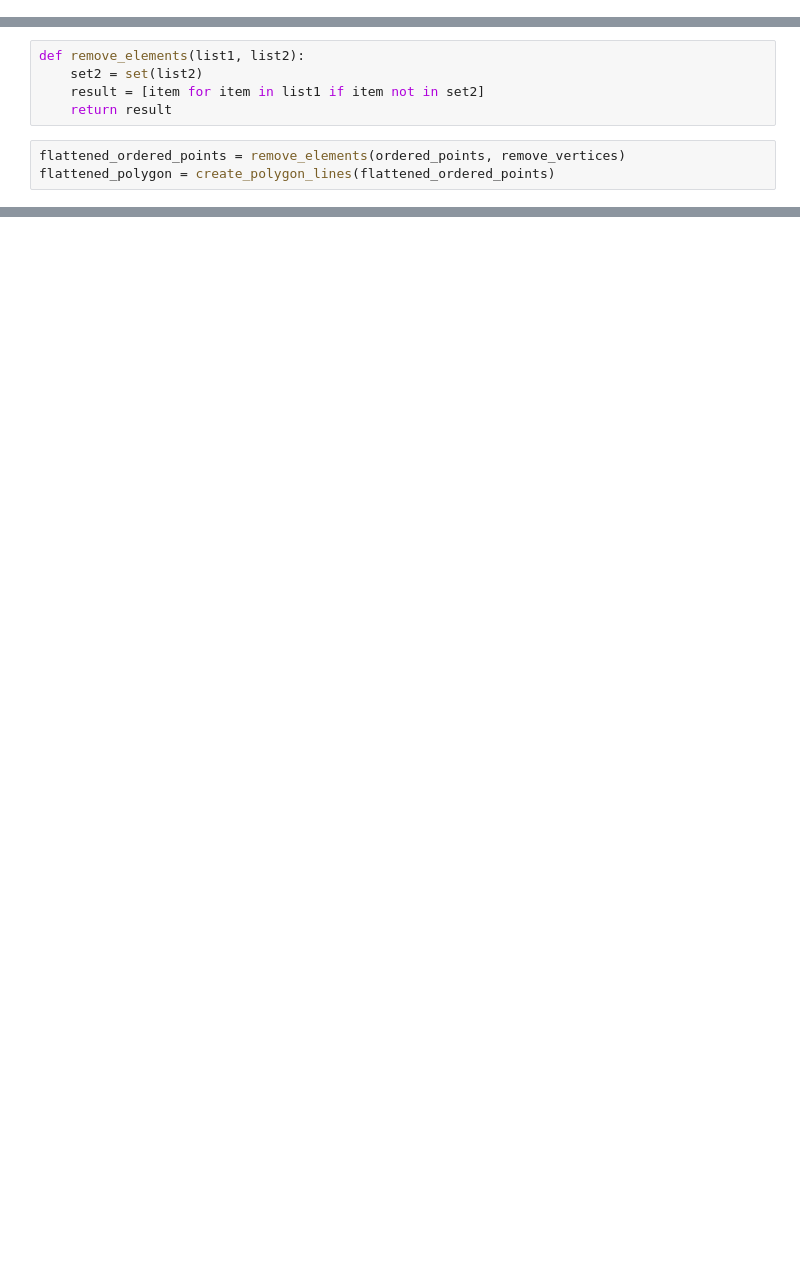
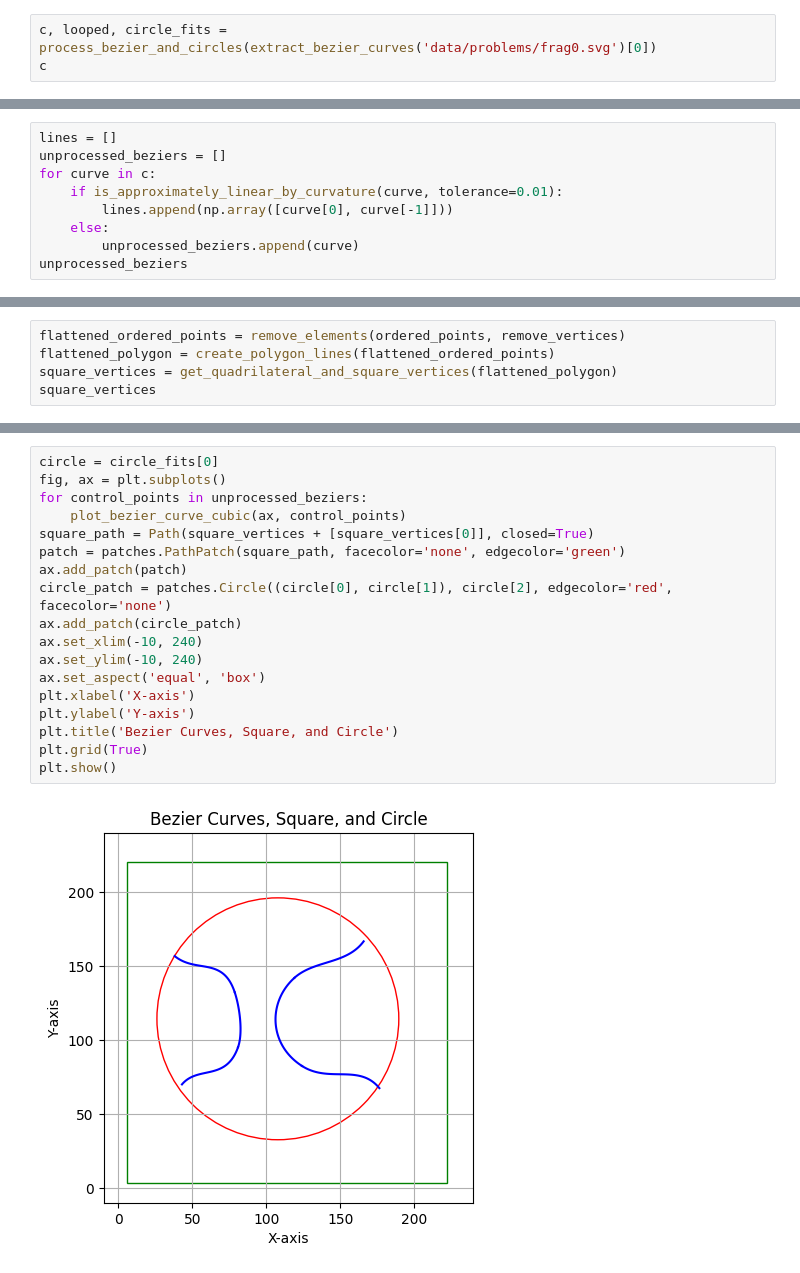
Before and after one commit to shubhamshinde6762/Adobe_Gensolve, a Jupyter notebook: test_case_1.ipynb, the cells around one changed output, grey strips where cells are left out. Drawn from its saved outputs; the diff is of its cells as text; blank space fills up the shorter version.

```diff
--- a/test_case_1.ipynb
+++ b/test_case_1.ipynb
@@ -10,0 +15,3 @@ from geomutils.polygons import order_points_clockwise, build_connection_map, get
+# %%
+c, looped, circle_fits = process_bezier_and_circles(extract_bezier_curves('data/problems/frag0.svg')[0])
+c
@@ -10,0 +41,9 @@ from geomutils.polygons import order_points_clockwise, build_connection_map, get
+# %%
+lines = []
+unprocessed_beziers = []
+for curve in c:
+    if is_approximately_linear_by_curvature(curve, tolerance=0.01):
+        lines.append(np.array([curve[0], curve[-1]]))
+    else:
+        unprocessed_beziers.append(curve)
+unprocessed_beziers
@@ -27,8 +84,5 @@ remove_vertices = remove_finder(ordered_points)
-# %%
-def remove_elements(list1, list2):
-    set2 = set(list2)
-    result = [item for item in list1 if item not in set2]
-    return result
 # %%
 flattened_ordered_points = remove_elements(ordered_points, remove_vertices)
 flattened_polygon = create_polygon_lines(flattened_ordered_points)
+square_vertices = get_quadrilateral_and_square_vertices(flattened_polygon)
+square_vertices
@@ -41,0 +125,20 @@ get_quadrilateral_and_square_vertices(flattened_polygon)
+# %%
+circle = circle_fits[0]
+fig, ax = plt.subplots()
+for control_points in unprocessed_beziers:
+    plot_bezier_curve_cubic(ax, control_points)
+square_path = Path(square_vertices + [square_vertices[0]], closed=True)
+patch = patches.PathPatch(square_path, facecolor='none', edgecolor='green')
+ax.add_patch(patch)
+circle_patch = patches.Circle((circle[0], circle[1]), circle[2], edgecolor='red', facecolor='none')
+ax.add_patch(circle_patch)
+ax.set_xlim(-10, 240)
+ax.set_ylim(-10, 240)
+ax.set_aspect('equal', 'box')
+plt.xlabel('X-axis')
+plt.ylabel('Y-axis')
+plt.title('Bezier Curves, Square, and Circle')
+plt.grid(True)
+plt.show()
+# %% [output]
+[figure, added]
```
Also changed, not shown: parts of 10 cells of this notebook, 3 other files.
